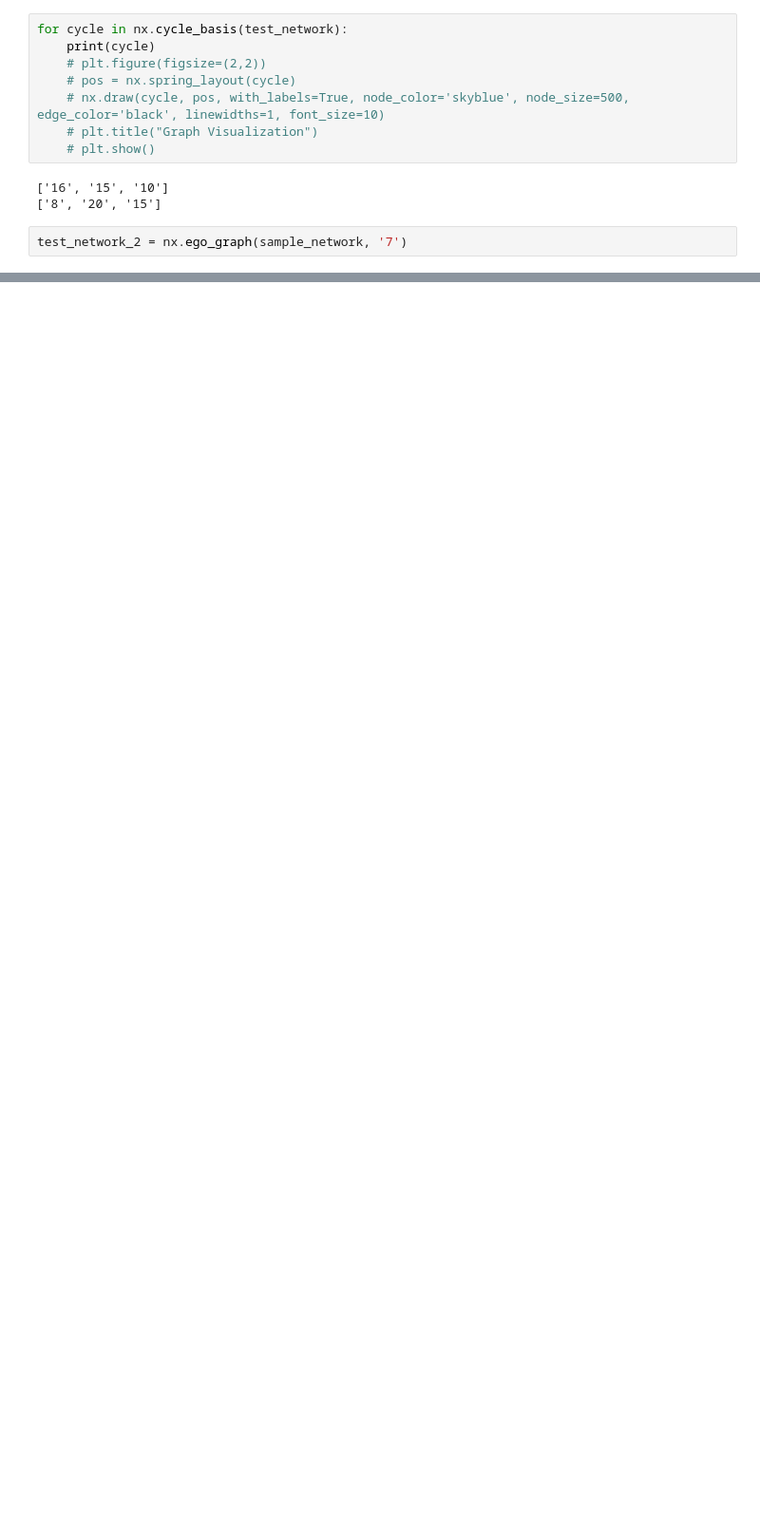
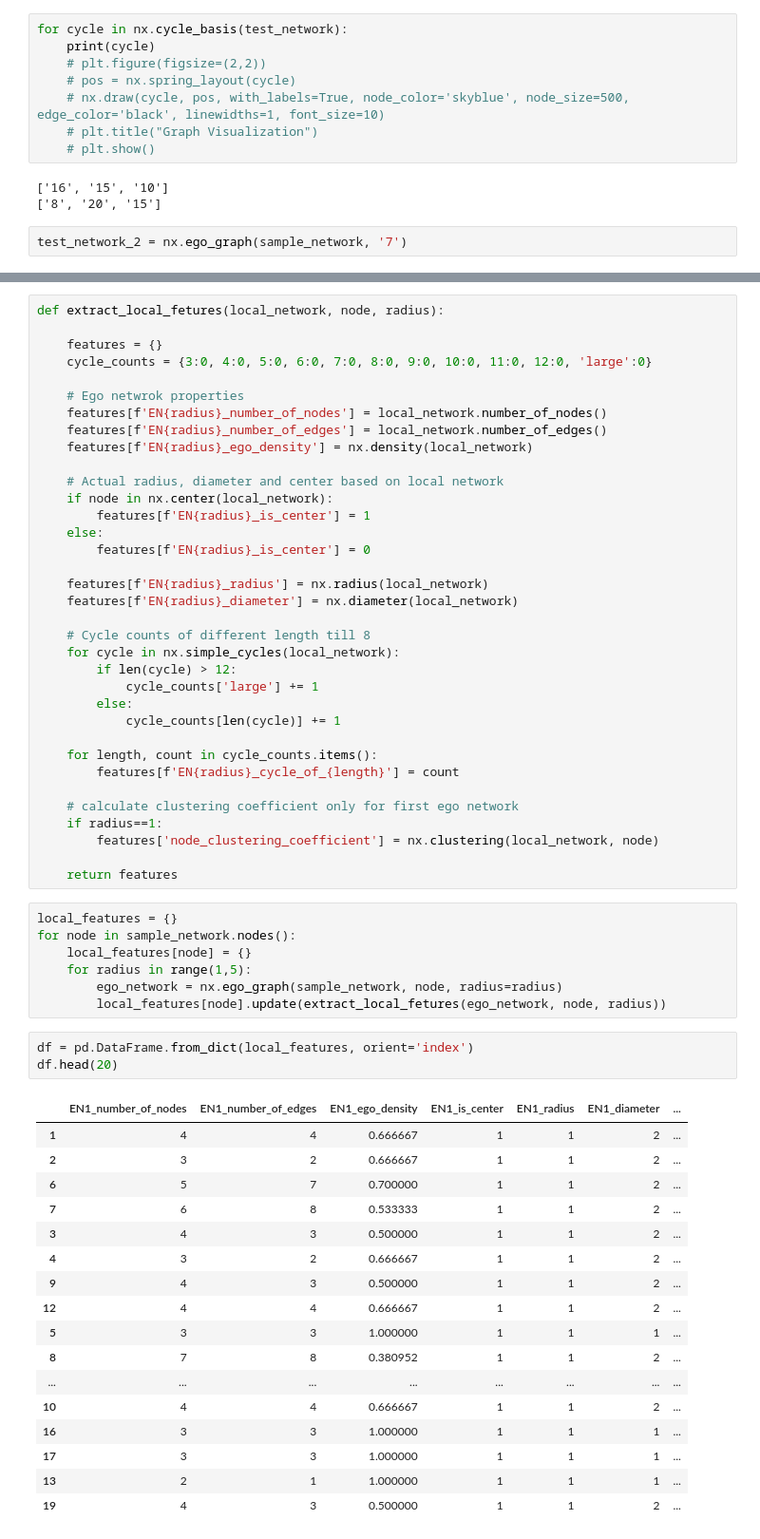
Before and after one commit to kk-shetty/data_science_ik, a Jupyter notebook: projects/ml_mini_project/EDA_edge_file.ipynb, the cells around one changed output, grey strips where cells are left out. Shown at 95% size. Cells and saved outputs as stored; diff of their text form; blank space fills up the shorter version.

```diff
--- a/projects/ml_mini_project/EDA_edge_file.ipynb
+++ b/projects/ml_mini_project/EDA_edge_file.ipynb
@@ -222,0 +231,63 @@ for cycle in nx.cycle_basis(test_network_4):
+# %%
+def extract_local_fetures(local_network, node, radius):
+
+    features = {}
+    cycle_counts = {3:0, 4:0, 5:0, 6:0, 7:0, 8:0, 9:0, 10:0, 11:0, 12:0, 'large':0}
+
+    # Ego netwrok properties
+    features[f'EN{radius}_number_of_nodes'] = local_network.number_of_nodes()
+    features[f'EN{radius}_number_of_edges'] = local_network.number_of_edges()
+    features[f'EN{radius}_ego_density'] = nx.density(local_network)
+
+    # Actual radius, diameter and center based on local network
+    if node in nx.center(local_network):
+        features[f'EN{radius}_is_center'] = 1
+    else:
+        features[f'EN{radius}_is_center'] = 0
+
+    features[f'EN{radius}_radius'] = nx.radius(local_network)
+    features[f'EN{radius}_diameter'] = nx.diameter(local_network)
+
+    # Cycle counts of different length till 8
+    for cycle in nx.simple_cycles(local_network):
+        if len(cycle) > 12:
+            cycle_counts['large'] += 1
+        else:
+            cycle_counts[len(cycle)] += 1
+
+    for length, count in cycle_counts.items():
+        features[f'EN{radius}_cycle_of_{length}'] = count
+
+    # calculate clustering coefficient only for first ego network
+    if radius==1:
+        features['node_clustering_coefficient'] = nx.clustering(local_network, node)
+
+    return features
+# %%
+local_features = {}
+for node in sample_network.nodes():
+    local_features[node] = {}
+    for radius in range(1,5):
+        ego_network = nx.ego_graph(sample_network, node, radius=radius)
+        local_features[node].update(extract_local_fetures(ego_network, node, radius))
+# %%
+df = pd.DataFrame.from_dict(local_features, orient='index')
+df.head(20)
+# %% [output]
+|  | EN1_number_of_nodes | EN1_number_of_edges | EN1_ego_density | EN1_is_center | EN1_radius | EN1_diameter | ... |
+| 1 | 4 | 4 | 0.666667 | 1 | 1 | 2 | ... |
+| 2 | 3 | 2 | 0.666667 | 1 | 1 | 2 | ... |
+| 6 | 5 | 7 | 0.700000 | 1 | 1 | 2 | ... |
+| 7 | 6 | 8 | 0.533333 | 1 | 1 | 2 | ... |
+| 3 | 4 | 3 | 0.500000 | 1 | 1 | 2 | ... |
+| 4 | 3 | 2 | 0.666667 | 1 | 1 | 2 | ... |
+| 9 | 4 | 3 | 0.500000 | 1 | 1 | 2 | ... |
+| 12 | 4 | 4 | 0.666667 | 1 | 1 | 2 | ... |
+| 5 | 3 | 3 | 1.000000 | 1 | 1 | 1 | ... |
+| 8 | 7 | 8 | 0.380952 | 1 | 1 | 2 | ... |
+| ... | ... | ... | ... | ... | ... | ... | ... |
+| 10 | 4 | 4 | 0.666667 | 1 | 1 | 2 | ... |
+| 16 | 3 | 3 | 1.000000 | 1 | 1 | 1 | ... |
+| 17 | 3 | 3 | 1.000000 | 1 | 1 | 1 | ... |
+| 13 | 2 | 1 | 1.000000 | 1 | 1 | 1 | ... |
+| 19 | 4 | 3 | 0.500000 | 1 | 1 | 2 | ... |
```
Also changed, not shown: parts of 19 cells of this notebook.
